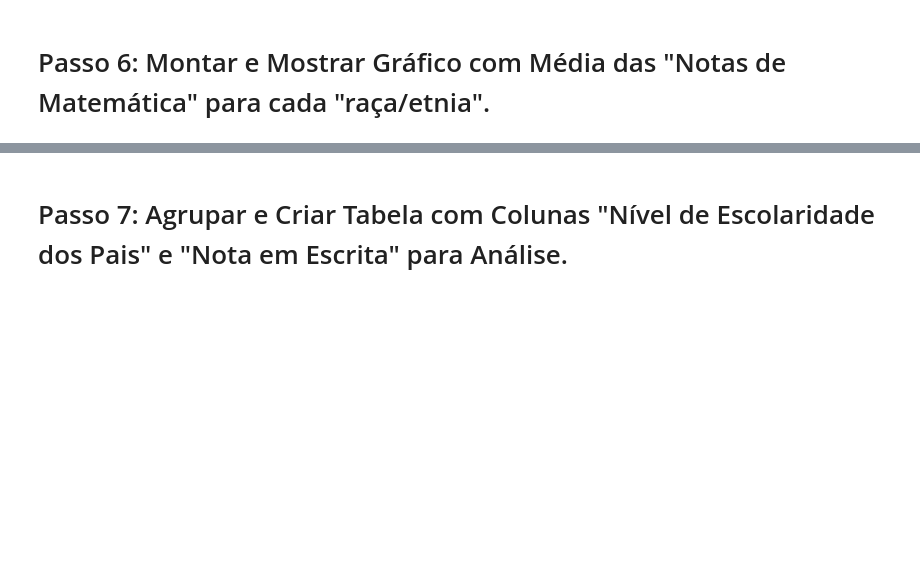
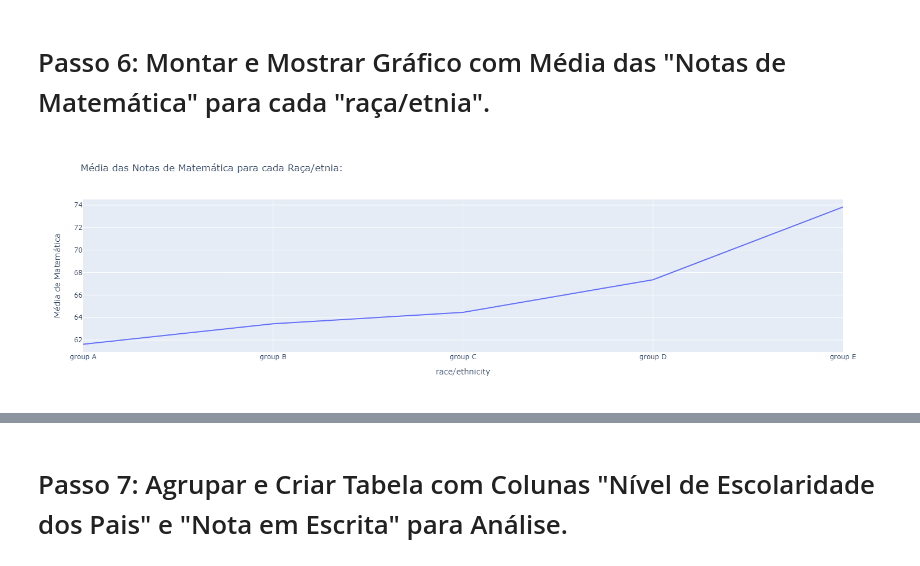
Before and after one commit to Rick-SF/Desafios_dados, a Jupyter notebook: Desafios/desafio_dia3/df.ipynb, the cells around one changed output, grey strips where cells are left out. Drawn from its saved outputs; the diff is of its cells as text; code cells hidden in the pictures; blank space fills up the shorter version.

```diff
--- a/Desafios/desafio_dia3/df.ipynb
+++ b/Desafios/desafio_dia3/df.ipynb
@@ -111,4 +111,6 @@ display(media_por_raca)
 # Passo 6: Montar e Mostrar Gráfico com Média das "Notas de Matemática" para cada "raça/etnia".
 # %%
 grafico_media_raca = px.line(media_por_raca, x='race/ethnicity', y='Média de Matemática', title="Média das Notas de Matemática para cada Raça/etnia:")
-grafico_media_raca.show()
+display(Image(filename="grafico_raca.png"))
+# %% [output]
+[figure, added]
```
Also changed, not shown: parts of 2 cells of this notebook.
